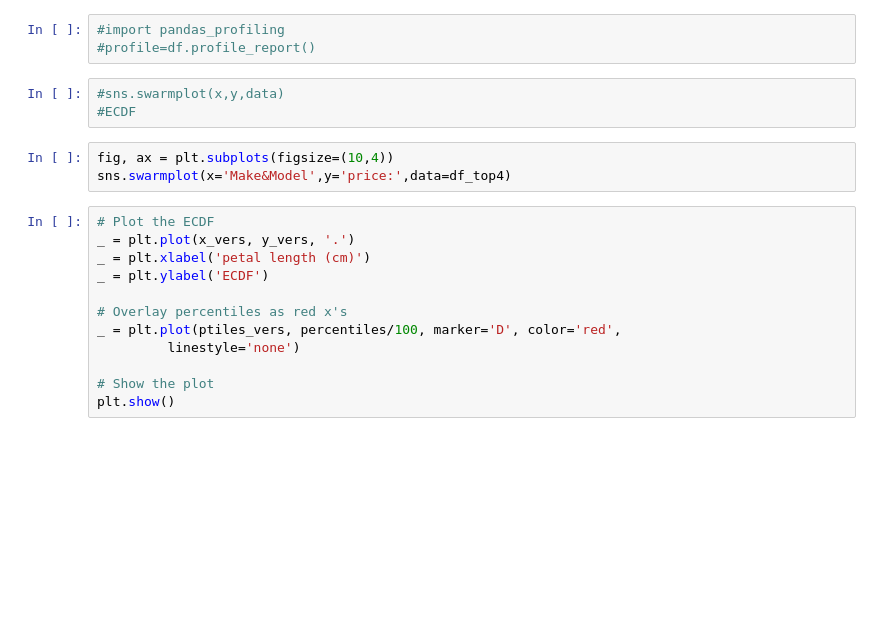
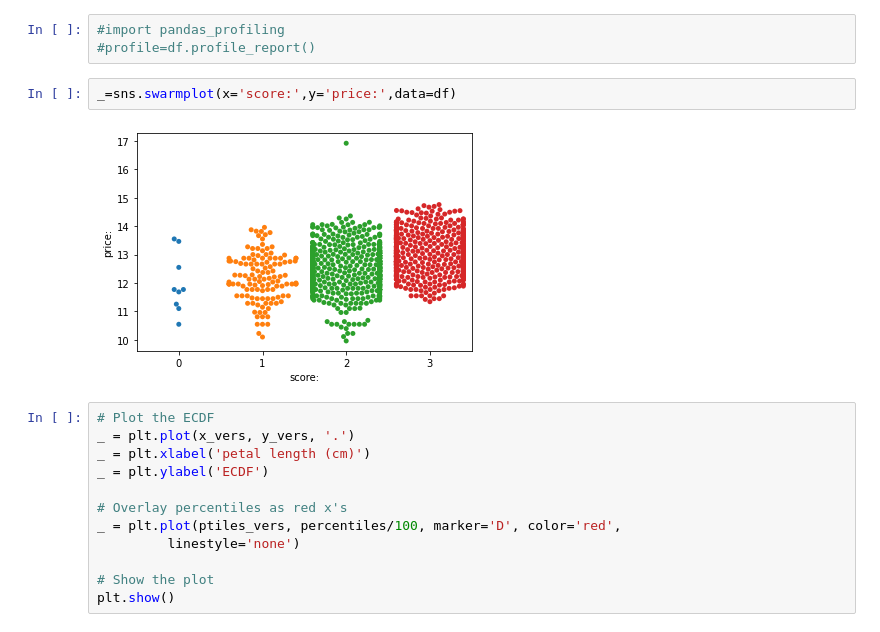
Before and after one commit to Mohammedsilmi9/UsedCar-PriceEstimator, a Jupyter notebook: EDA.ipynb, the cells around one changed output. Drawn from its saved outputs; the diff is of its cells as text; blank space fills up the shorter version.

```diff
--- a/EDA.ipynb
+++ b/EDA.ipynb
@@ -96,11 +95,9 @@ plt.plot(df_new['year:'], m*df_new['year:']+ b-0.5)
 #import pandas_profiling
 #profile=df.profile_report()
 # %%
-#sns.swarmplot(x,y,data)
-#ECDF
+_=sns.swarmplot(x='score:',y='price:',data=df)
+# %% [output]
+[figure, added]
-# %%
-fig, ax = plt.subplots(figsize=(10,4))
-sns.swarmplot(x='Make&Model',y='price:',data=df_top4)
 # %%
 # Plot the ECDF
 _ = plt.plot(x_vers, y_vers, '.')
```
Also changed, not shown: parts of 12 cells of this notebook.
